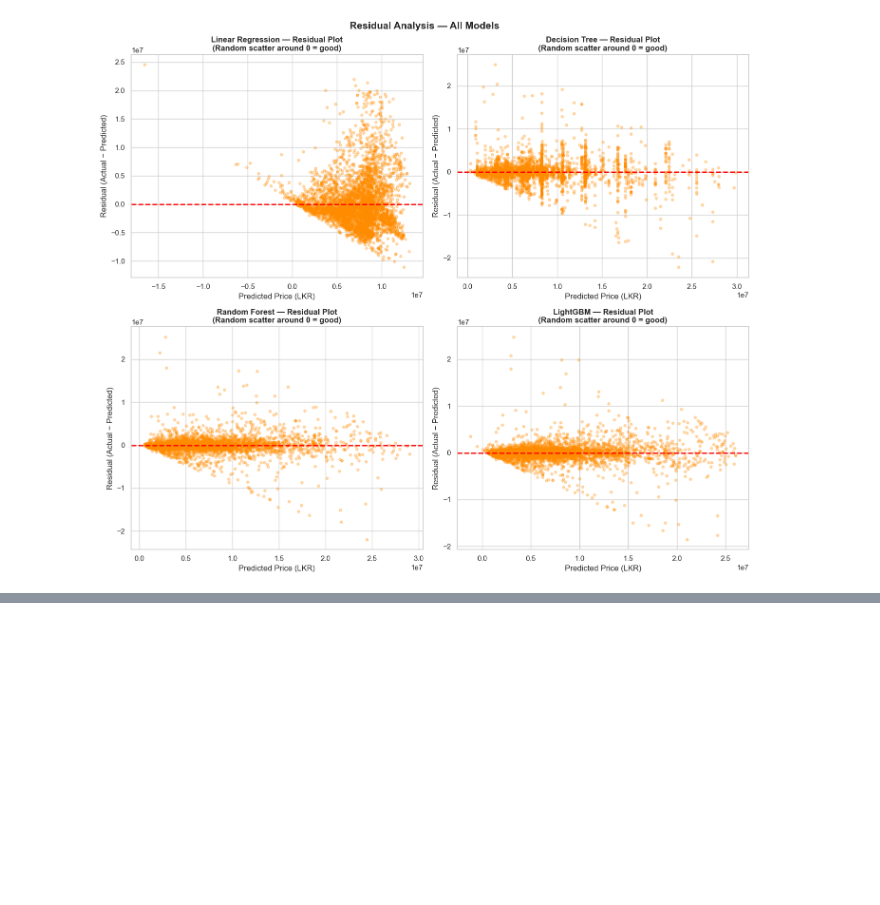
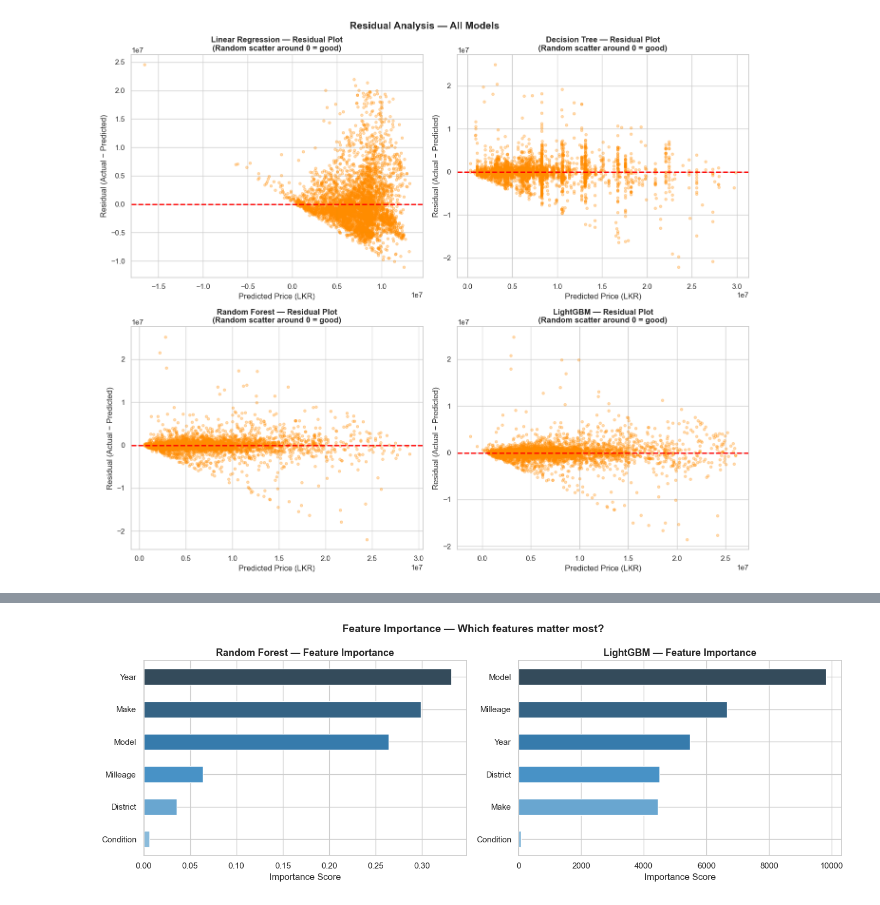
Before and after one commit to akila20040720/autoinsightcs70, a Jupyter notebook: model_training/model_testing.ipynb, the cells around one changed output, grey strips where cells are left out. Cells and saved outputs as stored; diff of their text form; code cells hidden in the pictures; blank space fills up the shorter version.

```diff
--- a/model_training/model_testing.ipynb
+++ b/model_training/model_testing.ipynb
@@ -293,0 +320,18 @@ plt.show()
+# %%
+fig, axes = plt.subplots(1, 2, figsize=(14, 5))
+
+for ax, key in zip(axes, ['Random Forest', 'LightGBM']):
+    model       = results[key]['model']
+    importances = model.feature_importances_
+    feat_imp    = pd.Series(importances, index=FEATURES).sort_values(ascending=True)
+    colors      = sns.color_palette('Blues_d', len(feat_imp))
+    feat_imp.plot(kind='barh', ax=ax, color=colors)
+    ax.set_title(f'{key} — Feature Importance', fontsize=13, fontweight='bold')
+    ax.set_xlabel('Importance Score')
+
+plt.suptitle('Feature Importance — Which features matter most?', fontsize=14, fontweight='bold')
+plt.tight_layout()
+plt.savefig('feature_importance.png', bbox_inches='tight', dpi=150)
+plt.show()
+# %% [output]
+[figure, added]
```
Also changed, not shown: parts of 2 cells of this notebook, 3 other files.
